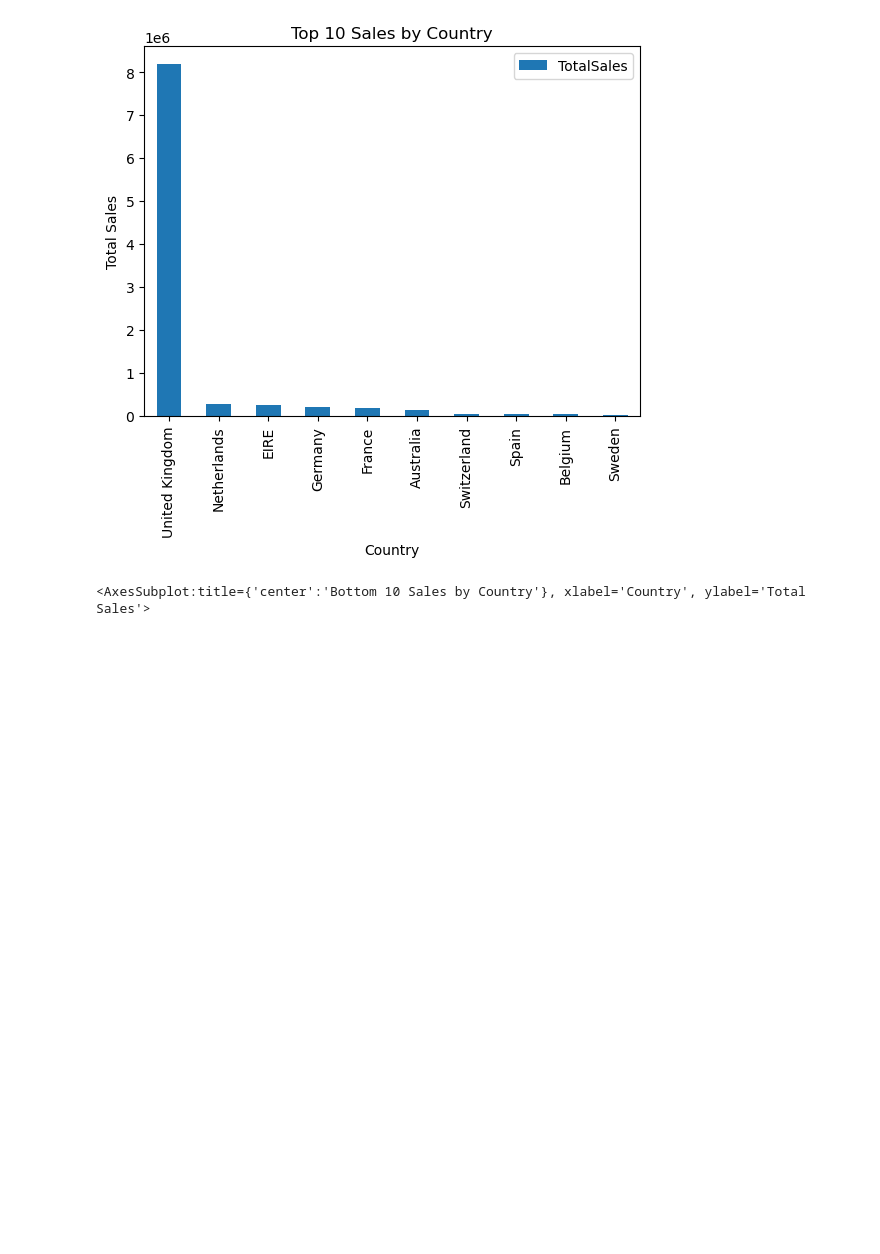
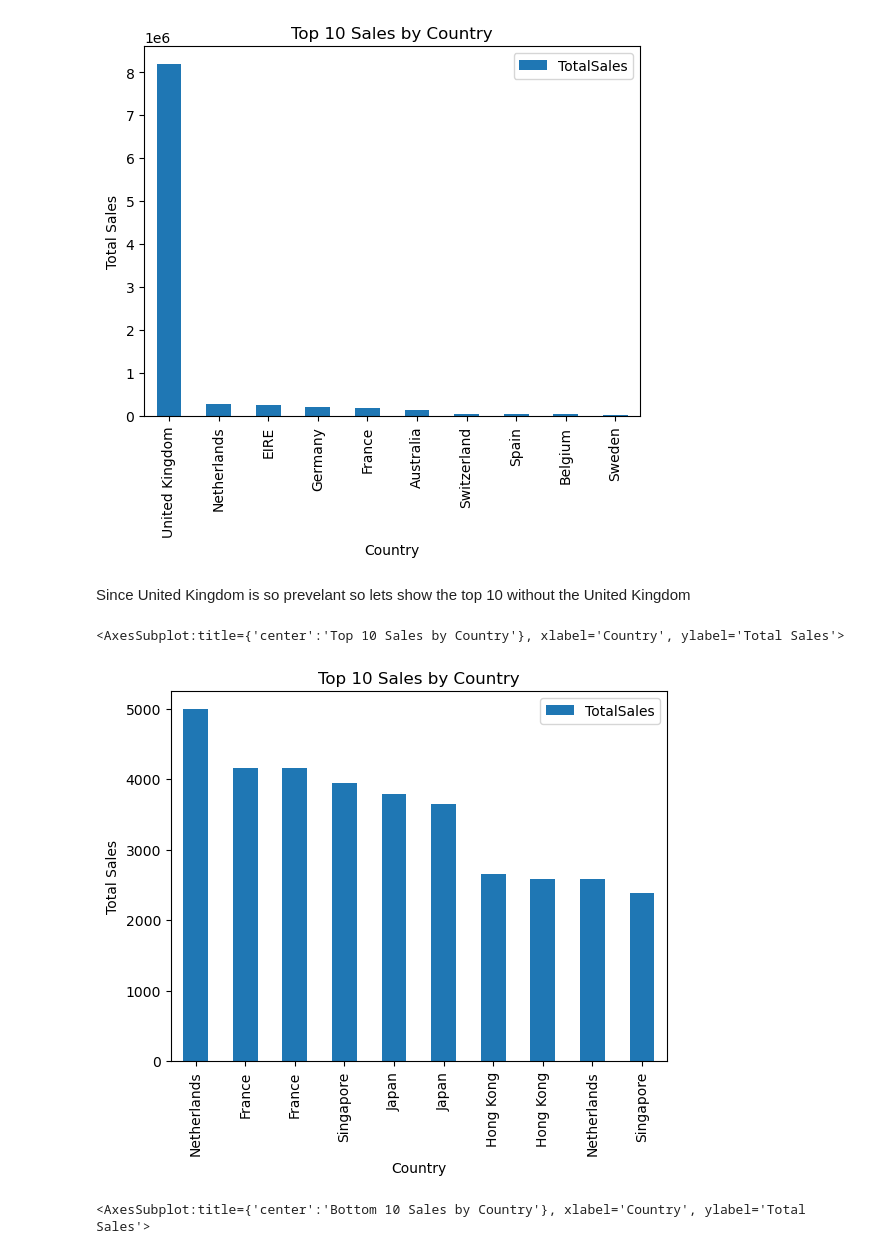
Before and after one commit to ubco-W2022T1-cosc301/project-group31, a Jupyter notebook: notebooks/analysis3.ipynb, the cells around one changed output. Saved outputs shown, nothing was run; the diff lists cells and outputs as text; code cells hidden in the pictures; blank space fills up the shorter version.

```diff
--- a/notebooks/analysis3.ipynb
+++ b/notebooks/analysis3.ipynb
@@ -127,6 +142,18 @@ topTenCountries.plot.bar(x='Country', y='TotalSales', title="Top 10 Sales by Cou
 # %% [output]
 <AxesSubplot:title={'center':'Top 10 Sales by Country'}, xlabel='Country', ylabel='Total Sales'>
 [figure]
+# %% [markdown]
+Since United Kingdom is so prevelant so lets show the top 10 without the United Kingdom
+# %%
+totalSales = data.groupby('Country').agg(TotalSales = ('TotalSales','sum')).reset_index()
+removedUK= data['Country'].str.startswith("United Kingdom") == False
+totalSales = data[removedUK]
+topTenCountries = totalSales.nlargest(n=10, columns=['TotalSales'])
+# topTenCountries
+topTenCountries.plot.bar(x='Country', y='TotalSales', title="Top 10 Sales by Country",xlabel='Country',ylabel='Total Sales')
+# %% [output]
+<AxesSubplot:title={'center':'Top 10 Sales by Country'}, xlabel='Country', ylabel='Total Sales'>
+[figure, added]
 # %%
 totalSales = data.groupby('Country').agg(TotalSales = ('TotalSales','sum')).reset_index()
 bottomTenCountries = totalSales.nsmallest(n=10, columns=['TotalSales'])
```
Also changed, not shown: parts of 5 cells of this notebook.
